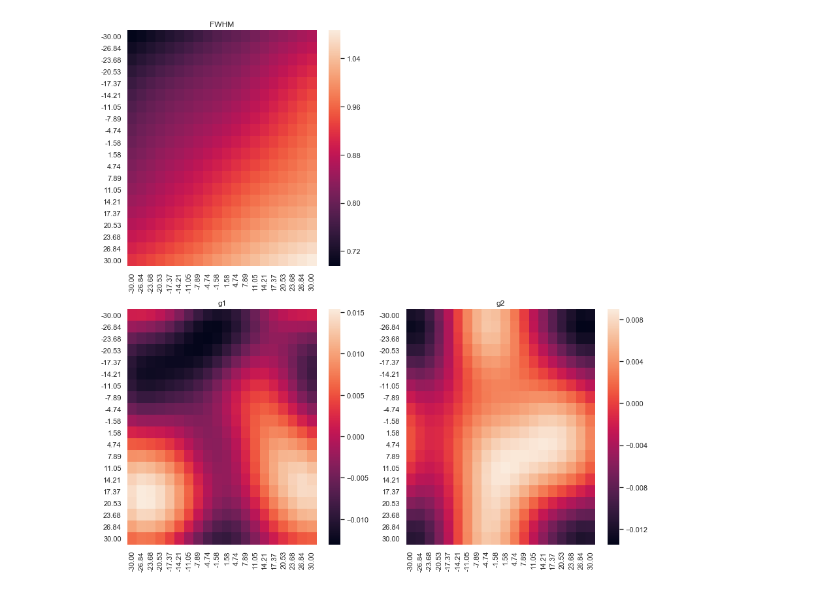
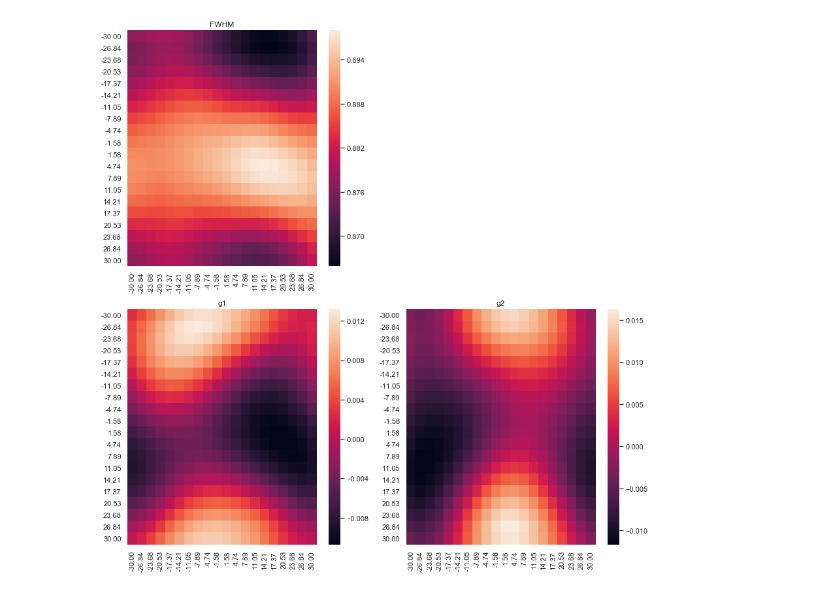
Before and after one commit to esheldon/metadetect, a Jupyter notebook: matts_simple_sims/v22/sim_testing.ipynb, the cells around one changed output. Cells and saved outputs as stored; diff of their text form; code cells hidden in the pictures.

```diff
--- a/matts_simple_sims/v22/sim_testing.ipynb
+++ b/matts_simple_sims/v22/sim_testing.ipynb
@@ -57,52 +110,54 @@ ax.grid(False)
 # %%
 import tqdm
+
+psf = DESPSF(np.random.RandomState(), 225*0.263)
 
 n = 20
 fwhm = np.zeros((n, n))
 g1 = np.zeros((n, n))
 g2 = np.zeros((n, n))
 
 for j, x in tqdm.tqdm(enumerate(np.linspace(-30, 30, n))):
     for i, y in enumerate(np.linspace(-30, 30, n)):
         pos = galsim.PositionD(x=x, y=y)
         _psf = psf.getPSF(pos)
         mom = galsim.hsm.FindAdaptiveMom(_psf.drawImage(scale=0.263, nx=33, ny=33))
         fwhm[i, j] = _psf.calculateFWHM()
         g1[i, j] = mom.observed_shape.g1
         g2[i, j] = mom.observed_shape.g2
+
+fig, axs = plt.subplots(nrows=2, ncols=2, figsize=(12, 12))
+
+ax = axs[0, 0]
+sns.heatmap(
+    fwhm,
+    ax=ax,
+    xticklabels=["%0.2f" % _x for _x in np.linspace(-30, 30, n)],
+    yticklabels=["%0.2f" % _x for _x in np.linspace(-30, 30, n)])
+ax.set_title('FWHM')
+
+ax = axs[0, 1]
+ax.axis('off')
+
+ax = axs[1, 0]
+sns.heatmap(
+    g1,
+    ax=ax,
+    xticklabels=["%0.2f" % _x for _x in np.linspace(-30, 30, n)],
+    yticklabels=["%0.2f" % _x for _x in np.linspace(-30, 30, n)])
+ax.set_title('g1')
+
+ax = axs[1, 1]
+sns.heatmap(
+    g2,
+    ax=ax,
+    xticklabels=["%0.2f" % _x for _x in np.linspace(-30, 30, n)],
+    yticklabels=["%0.2f" % _x for _x in np.linspace(-30, 30, n)])
+ax.set_title('g2')
+
+plt.tight_layout()
+# %% [output]
+[figure, added]
-# %%
-fig, axs = plt.subplots(nrows=2, ncols=2, figsize=(12, 12))
-
-ax = axs[0, 0]
-sns.heatmap(
-    fwhm,
-    ax=ax,
-    xticklabels=["%0.2f" % _x for _x in np.linspace(-30, 30, n)],
-    yticklabels=["%0.2f" % _x for _x in np.linspace(-30, 30, n)])
-ax.set_title('FWHM')
-
-ax = axs[0, 1]
-ax.axis('off')
-
-ax = axs[1, 0]
-sns.heatmap(
-    g1,
-    ax=ax,
-    xticklabels=["%0.2f" % _x for _x in np.linspace(-30, 30, n)],
-    yticklabels=["%0.2f" % _x for _x in np.linspace(-30, 30, n)])
-ax.set_title('g1')
-
-ax = axs[1, 1]
-sns.heatmap(
-    g2,
-    ax=ax,
-    xticklabels=["%0.2f" % _x for _x in np.linspace(-30, 30, n)],
-    yticklabels=["%0.2f" % _x for _x in np.linspace(-30, 30, n)])
-ax.set_title('g2')
-
-plt.tight_layout()
-# %% [output]
-[figure, removed]
 # %%
 plt.figure()
 sns.heatmap(psf._ps.im_g2.array)
```
Also changed, not shown: parts of 4 cells of this notebook, 2 other files.
